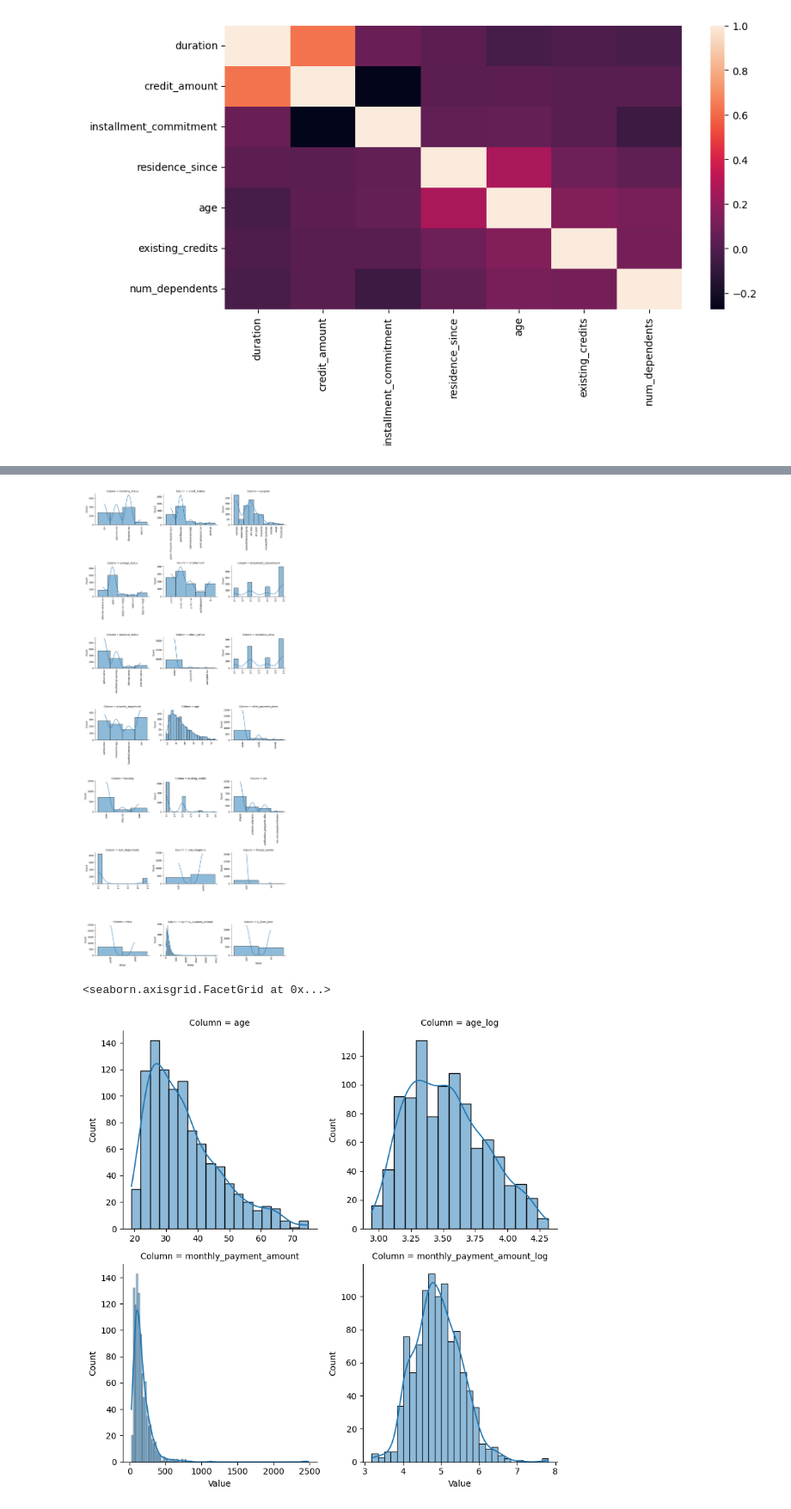
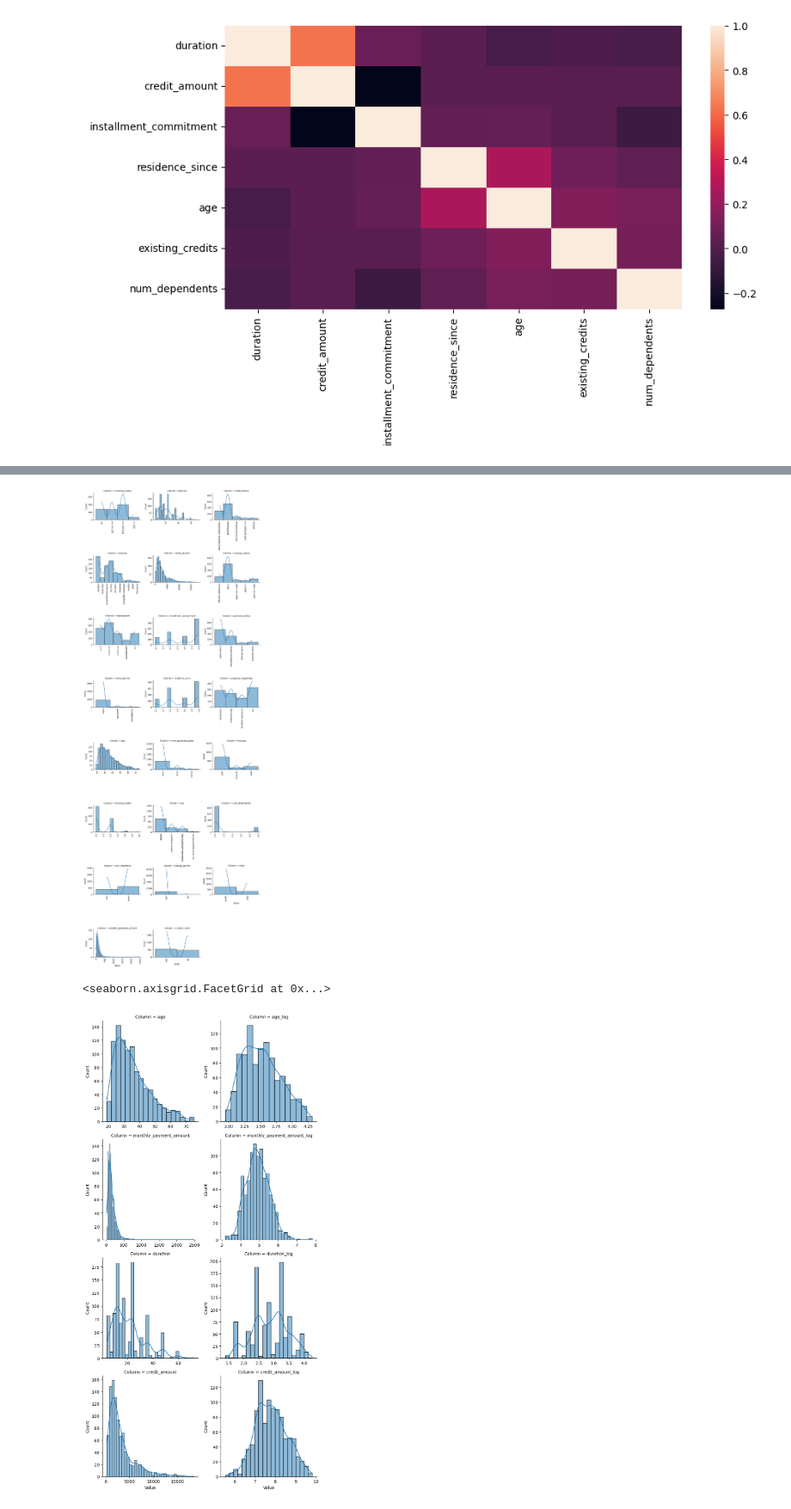
Before and after one commit to MrDiggles2/msds422-final, a Jupyter notebook: midpoint.ipynb, the cells around one changed output, grey strips where cells are left out. Shown at 86% size. Saved outputs shown, nothing was run; the diff lists cells and outputs as text; code cells hidden in the pictures.

```diff
--- a/midpoint.ipynb
+++ b/midpoint.ipynb
@@ -91,7 +92,7 @@ df['monthly_payment_amount'] = df['credit_amount'] / df['duration']
 
 df['is_short_term'] = pd.cut(df['duration'], bins=[0, 18, 999], labels=['yes', 'no'])
 
-df.drop(['credit_amount', 'duration'], axis=1, inplace=True)
+# df.drop(['credit_amount', 'duration'], axis=1, inplace=True)
 # %%
 # Make sure we didn't add any null values
 df.info()
@@ -122,19 +123,31 @@ g.map(sns.histplot, 'Value', kde=True)
 
 plt.show()
 # %% [output]
-[figure, old version]
+[figure, new version]
 # %%
-# A couple of numeric features look skewed and could benefit from normalization.
+# Numeric features are skewed and could benefit from normalization.
 
 df['age_log'] = np.log(df['age'])
 df['monthly_payment_amount_log'] = np.log(df['monthly_payment_amount'])
+df['duration_log'] = np.log(df['duration'])
+df['credit_amount_log'] = np.log(df['credit_amount'])
 
 
-data_melted = df[['age', 'age_log', 'monthly_payment_amount', 'monthly_payment_amount_log' ]].melt(var_name='Column', value_name='Value')
+data_melted = df[[
+    'age',
+    'age_log',
+    'monthly_payment_amount',
+    'monthly_payment_amount_log',
+    'duration',
+    'duration_log',
+    'credit_amount',
+    'credit_amount_log'
+]].melt(var_name='Column', value_name='Value')
+
 g = sns.FacetGrid(data_melted, col='Column', col_wrap=2, sharex=False, sharey=False, height=4)
 g.map(sns.histplot, 'Value', kde=True)
 # %% [output]
 <seaborn.axisgrid.FacetGrid at 0x...>
-[figure, old version]
+[figure, new version]
 # %%
 ordinal_columns = [
```
Also changed, not shown: parts of 8 cells of this notebook, 2 other files.
